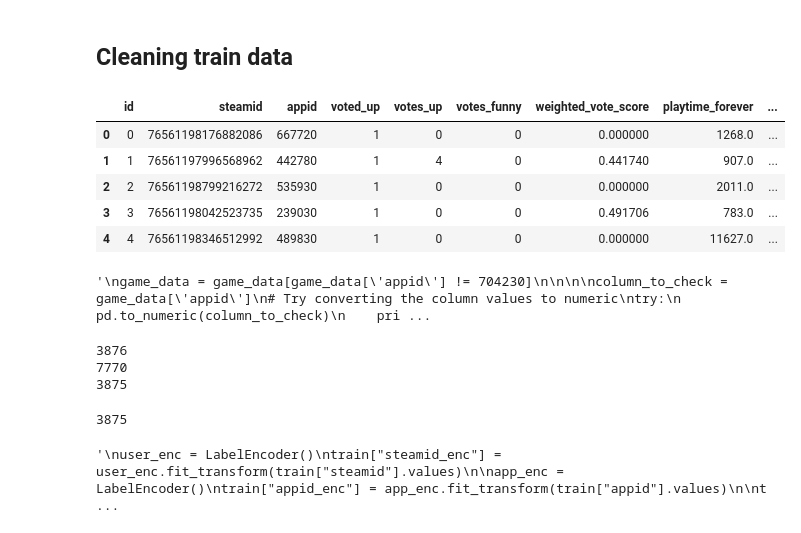
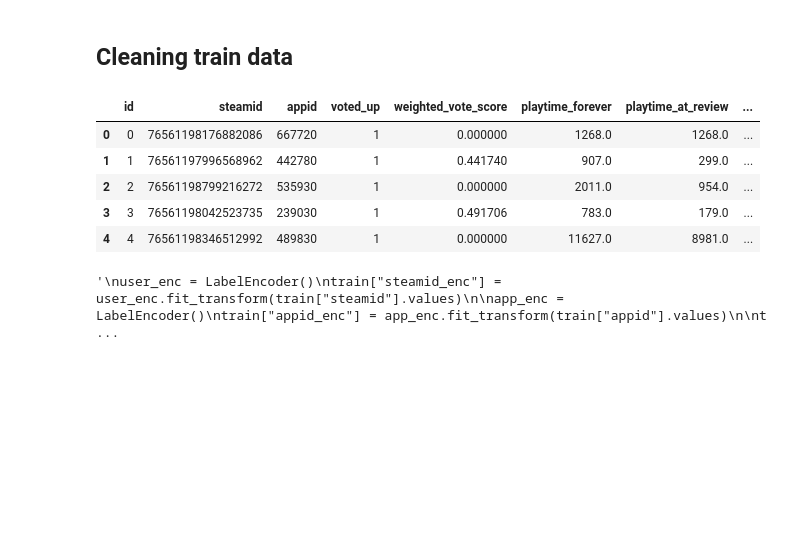
Before and after one commit to akseljoonas/rec-system-MLFortnight, a Jupyter notebook: main_model.ipynb, the cells around one changed output. Drawn from its saved outputs; the diff is of its cells as text; code cells hidden in the pictures; blank space fills up the shorter version.

Commit message:
fixed a lot of errors , still error w test in genre pred

```diff
--- a/main_model.ipynb
+++ b/main_model.ipynb
@@ -102,39 +102,20 @@ test.head()
 # %%
 # Remove the column that we do not use for the training
 
 train.drop(columns=[
     "unix_timestamp_created",
     "unix_timestamp_updated",
-    "review"#,
-    #"votes_up",
-    #"votes_funny"
+    "review",
+    "votes_up",
+    "votes_funny"
 
 ], inplace=True)
 
 train.head()
 # %% [output]
-|  | id | steamid | appid | voted_up | votes_up | votes_funny | weighted_vote_score | playtime_forever | ... |
-| 0 | 0 | 76561198176882086 | 667720 | 1 | 0 | 0 | 0.000000 | 1268.0 | ... |
-| 1 | 1 | 76561197996568962 | 442780 | 1 | 4 | 0 | 0.441740 | 907.0 | ... |
-| 2 | 2 | 76561198799216272 | 535930 | 1 | 0 | 0 | 0.000000 | 2011.0 | ... |
-| 3 | 3 | 76561198042523735 | 239030 | 1 | 0 | 0 | 0.491706 | 783.0 | ... |
-| 4 | 4 | 76561198346512992 | 489830 | 1 | 0 | 0 | 0.000000 | 11627.0 | ... |
+|  | id | steamid | appid | voted_up | weighted_vote_score | playtime_forever | playtime_at_review | ... |
+| 0 | 0 | 76561198176882086 | 667720 | 1 | 0.000000 | 1268.0 | 1268.0 | ... |
+| 1 | 1 | 76561197996568962 | 442780 | 1 | 0.441740 | 907.0 | 299.0 | ... |
+| 2 | 2 | 76561198799216272 | 535930 | 1 | 0.000000 | 2011.0 | 954.0 | ... |
+| 3 | 3 | 76561198042523735 | 239030 | 1 | 0.491706 | 783.0 | 179.0 | ... |
+| 4 | 4 | 76561198346512992 | 489830 | 1 | 0.000000 | 11627.0 | 8981.0 | ... |
-# %%
-# Dropping these rows since they a) is crooked and b) does not exist in the train/test data
-game_data = game_data.drop(2074)
-game_data = game_data.reset_index(drop=True) # resetting the indexes
-'''
-game_data = game_data[game_data['appid'] != 704230]
-
-
-
-column_to_check = game_data['appid']
-# Try converting the column values to numeric
-try:
-    pd.to_numeric(column_to_check)
-    print("The column contains only numeric values.")
-except ValueError:
-    print("The column contains non-numeric values.")
-'''
-# %% [output]
-'\ngame_data = game_data[game_data[\'appid\'] != 704230]\n\n\n\ncolumn_to_check = game_data[\'appid\']\n# Try converting the column values to numeric\ntry:\n    pd.to_numeric(column_to_check)\n    pri ...
@@ -145,21 +122,3 @@ game_data['appid'] = game_data['appid'].astype('int64')
-# %%
-# deleting the games that only appear in the game_data
-unique_game_data_appids = set(game_data['appid'].unique())
-unique_train_appids = set(train['appid'].unique())
-common_ids = unique_game_data_appids.intersection(unique_train_appids)
-print(len(unique_game_data_appids))
-print(len(unique_train_appids))
-print(len(common_ids))
-# %% [output]
-3876
-7770
-3875
-# %%
-train = train[train['appid'].isin(common_ids)]
-unique_train_appids = set(train['appid'].unique())
-print(len(unique_train_appids))
-# %% [output]
-3875
 # %%
 # Encode the appid's and steamid's to be from 0 to n-1
 '''
```
Also changed, not shown: parts of 18 cells of this notebook.
